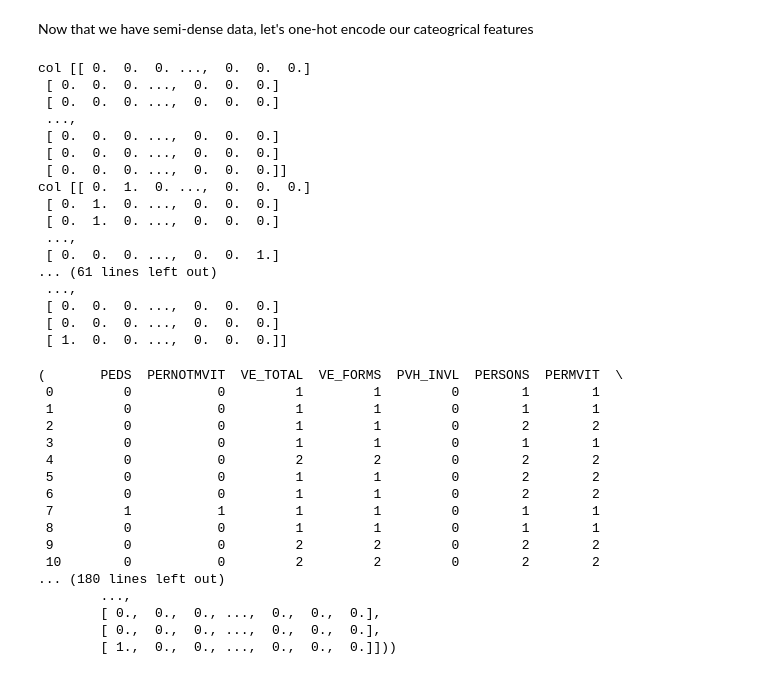
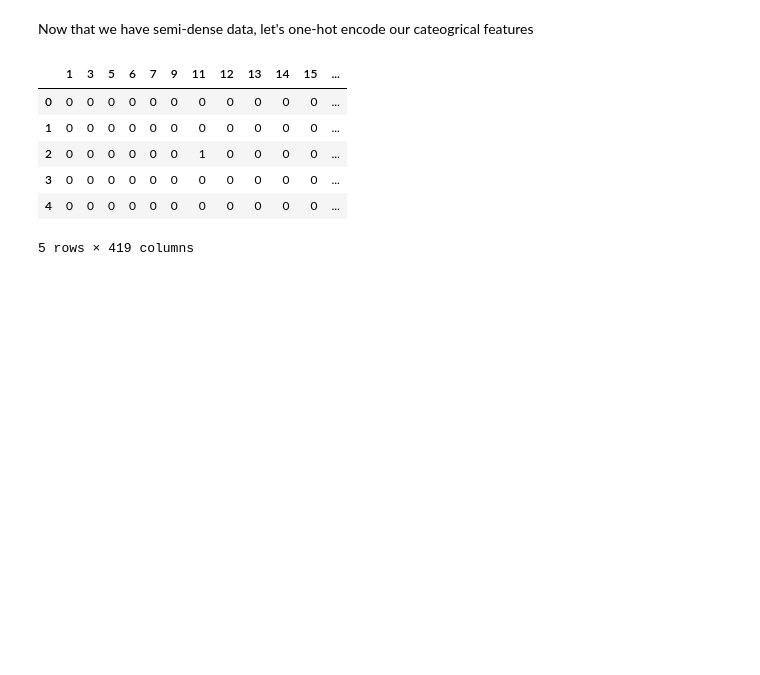
Before and after one commit to afcarl/gluon_transportation, a Jupyter notebook: FARS_Gluon_Model.ipynb, the cells around one changed output. Cells and saved outputs as stored; diff of their text form; code cells hidden in the pictures; blank space fills up the shorter version.

Commit message:
Sync from DataScience jupyter

```diff
--- a/FARS_Gluon_Model.ipynb
+++ b/FARS_Gluon_Model.ipynb
@@ -180,75 +180,50 @@ Now that we have semi-dense data, let's one-hot encode our cateogrical features
 # %%
 sub_feature_classes = {
     'COUNTY': 1000,
-#     'CITY': 1000,
     'MONTH': 13,
     'DAY': 32,
     'DAY_WEEK': 8,
     'HOUR': 100,
     'ROUTE': 10,
     'TYP_INT': 100,
     'LGT_COND': 10,
     'WEATHER': 100,
     'DRUNK_DR': 4,
 
     'HARM_EV': 100,
     # LABEL
     'MAN_COLL': 100
 }
 
 
 # One-hot encode all categorical features within a dataframe
 def one_hot_encode_matrix(feature_matrix, label):
+    features_one_hot = pd.DataFrame(index=feature_matrix.index)
     def one_hot_encode(x, n_classes):
         return np.eye(n_classes)[x]
 
     # First we want to encode the label
     y = one_hot_encode(feature_matrix[label], sub_feature_classes[label])
+    y_one_hot = pd.DataFrame(y)
 
     # Now encode input features
     for col in feature_matrix:
         if col in sub_feature_classes:
-            x = one_hot_encode(feature_matrix[col], sub_feature_classes[col])
-            print 'col:', col, x
-            feature_matrix[col] = x
+            df_temp = pd.get_dummies(feature_matrix[col])
+            features_one_hot = pd.concat([features_one_hot, df_temp], axis=1)
 
-#     feature_matrix.head()
-#     return feature_matrix, y
+    features_one_hot.head()
+    return features_one_hot, y_one_hot
 
 
-one_hot_encode_matrix(df_accidents_trimmed, 'MAN_COLL')
+X, y = one_hot_encode_matrix(df_accidents_trimmed, 'MAN_COLL')
+X.head()
+# y.head()
 # %% [output]
+|  | 1 | 3 | 5 | 6 | 7 | 9 | 11 | 12 | 13 | 14 | 15 | ... |
+| 0 | 0 | 0 | 0 | 0 | 0 | 0 | 0 | 0 | 0 | 0 | 0 | ... |
+| 1 | 0 | 0 | 0 | 0 | 0 | 0 | 0 | 0 | 0 | 0 | 0 | ... |
+| 2 | 0 | 0 | 0 | 0 | 0 | 0 | 1 | 0 | 0 | 0 | 0 | ... |
+| 3 | 0 | 0 | 0 | 0 | 0 | 0 | 0 | 0 | 0 | 0 | 0 | ... |
+| 4 | 0 | 0 | 0 | 0 | 0 | 0 | 0 | 0 | 0 | 0 | 0 | ... |
-col [[ 0.  0.  0. ...,  0.  0.  0.]
- [ 0.  0.  0. ...,  0.  0.  0.]
- [ 0.  0.  0. ...,  0.  0.  0.]
- ...,
- [ 0.  0.  0. ...,  0.  0.  0.]
- [ 0.  0.  0. ...,  0.  0.  0.]
- [ 0.  0.  0. ...,  0.  0.  0.]]
-col [[ 0.  1.  0. ...,  0.  0.  0.]
- [ 0.  1.  0. ...,  0.  0.  0.]
- [ 0.  1.  0. ...,  0.  0.  0.]
- ...,
- [ 0.  0.  0. ...,  0.  0.  1.]
-... (61 lines left out)
- ...,
- [ 0.  0.  0. ...,  0.  0.  0.]
- [ 0.  0.  0. ...,  0.  0.  0.]
- [ 1.  0.  0. ...,  0.  0.  0.]]
+5 rows × 419 columns
-(       PEDS  PERNOTMVIT  VE_TOTAL  VE_FORMS  PVH_INVL  PERSONS  PERMVIT  \
- 0         0           0         1         1         0        1        1
- 1         0           0         1         1         0        1        1
- 2         0           0         1         1         0        2        2
- 3         0           0         1         1         0        1        1
- 4         0           0         2         2         0        2        2
- 5         0           0         1         1         0        2        2
- 6         0           0         1         1         0        2        2
- 7         1           1         1         1         0        1        1
- 8         0           0         1         1         0        1        1
- 9         0           0         2         2         0        2        2
- 10        0           0         2         2         0        2        2
-... (180 lines left out)
-        ...,
-        [ 0.,  0.,  0., ...,  0.,  0.,  0.],
-        [ 0.,  0.,  0., ...,  0.,  0.,  0.],
-        [ 1.,  0.,  0., ...,  0.,  0.,  0.]]))
```
